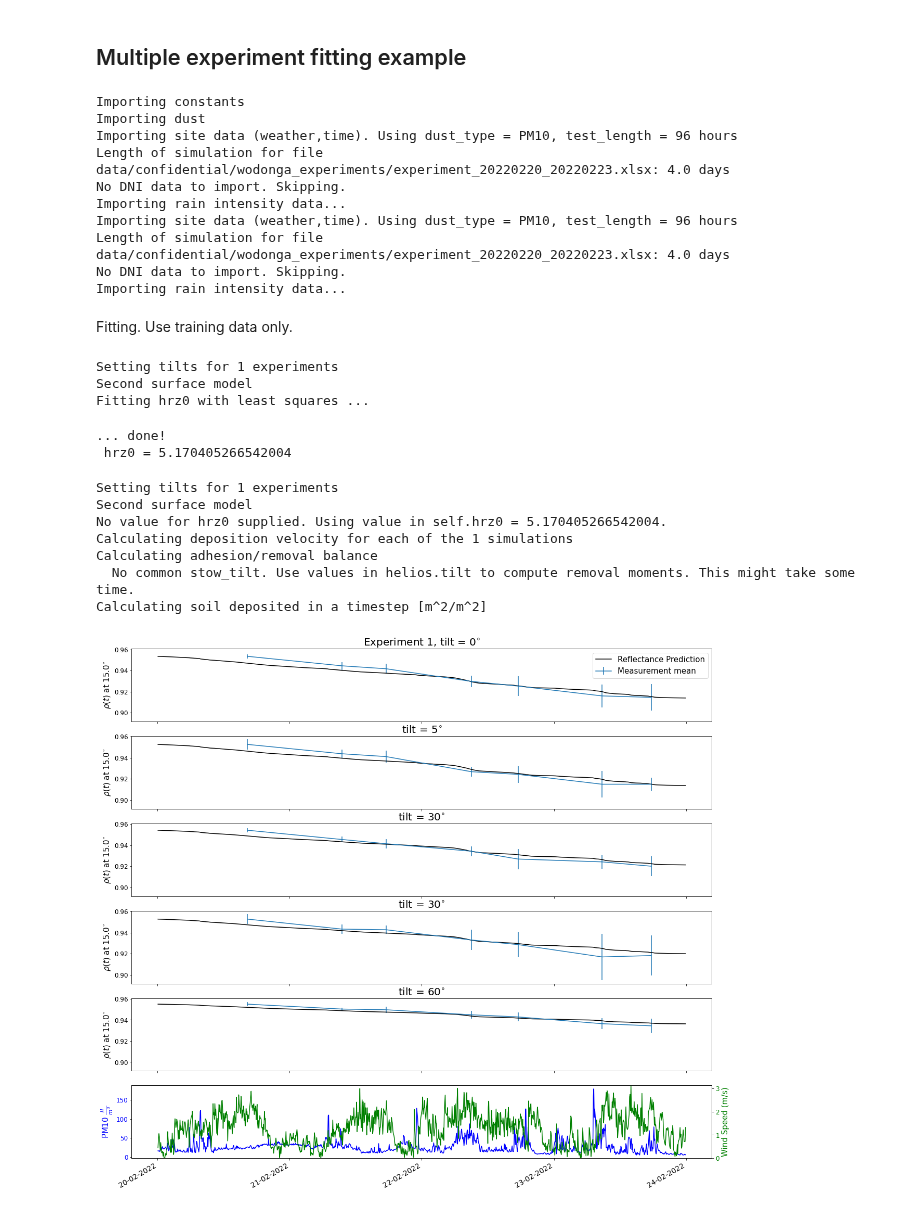
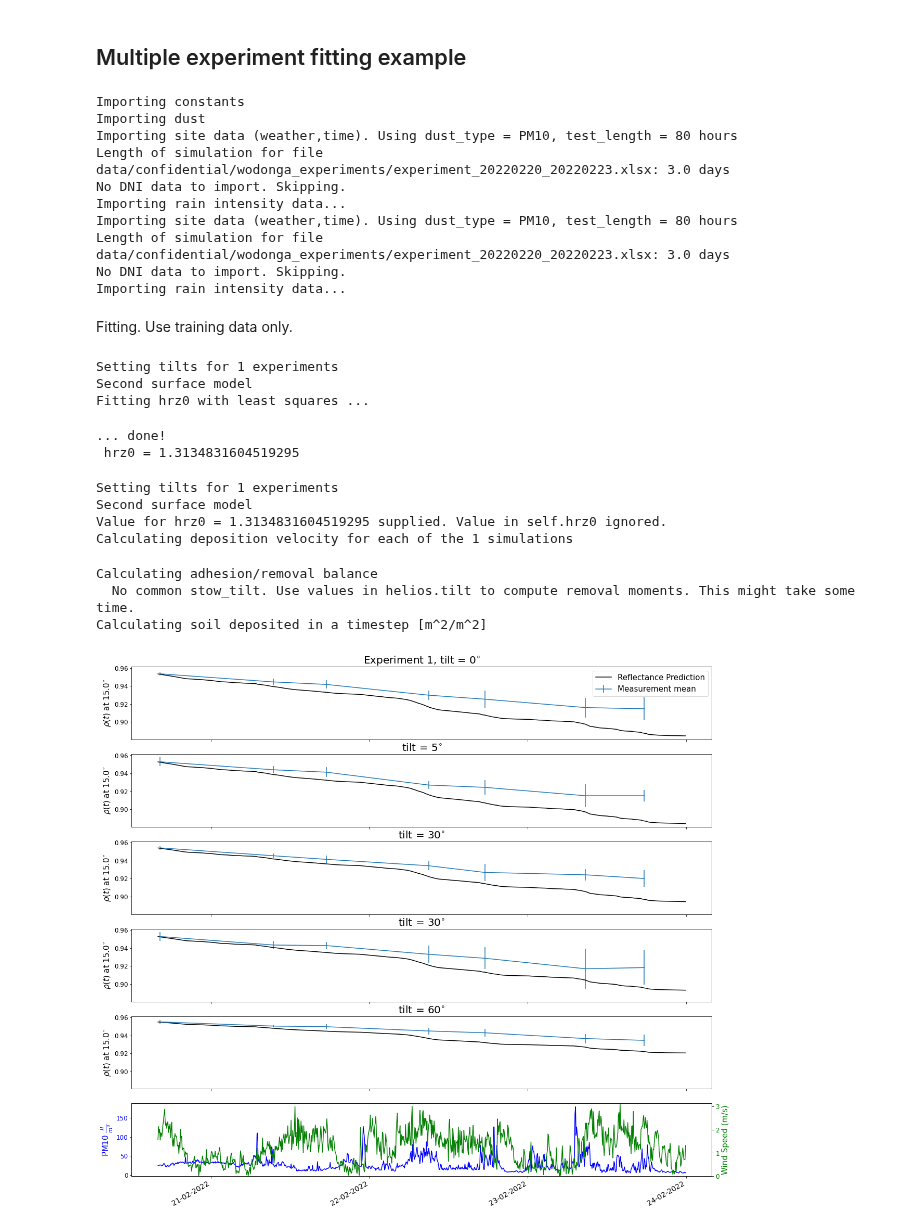
Before and after one commit to cholette/HelioSoil, a Jupyter notebook: hrz0_fitting_demo.ipynb, the cells around one changed output. Saved outputs shown, nothing was run; the diff lists cells and outputs as text; code cells hidden in the pictures.

```diff
--- a/hrz0_fitting_demo.ipynb
+++ b/hrz0_fitting_demo.ipynb
@@ -17,8 +17,8 @@ reflectometer_angle = 15 # angle of incidence of reflectometer
 k_factor = 1 # calibration factor for TSP measurements in experiments
 second_surf = True # use first surface model
 d = "data/confidential/wodonga_experiments/"
-files = ['experiment_20220421_20220427.xlsx']
-parameter_file = d+"parameters_wodonga_experiments_rural.xlsx"
+files = ['experiment_20220220_20220223.xlsx']
+parameter_file = d+"parameters_wodonga_experiments.xlsx"
 # %% [markdown]
 ## Multiple experiment fitting example
 # %%
@@ -46,12 +46,12 @@ reflect_data_total = sm.reflectance_measurements(files_experiment,sim_data_total
 # %% [output]
 Importing constants
 Importing dust
-Importing site data (weather,time). Using dust_type = PM10, test_length = 96 hours
-Length of simulation for file data/confidential/wodonga_experiments/experiment_20220220_20220223.xlsx: 4.0 days
+Importing site data (weather,time). Using dust_type = PM10, test_length = 80 hours
+Length of simulation for file data/confidential/wodonga_experiments/experiment_20220220_20220223.xlsx: 3.0 days
 No DNI data to import. Skipping.
 Importing rain intensity data...
-Importing site data (weather,time). Using dust_type = PM10, test_length = 96 hours
-Length of simulation for file data/confidential/wodonga_experiments/experiment_20220220_20220223.xlsx: 4.0 days
+Importing site data (weather,time). Using dust_type = PM10, test_length = 80 hours
+Length of simulation for file data/confidential/wodonga_experiments/experiment_20220220_20220223.xlsx: 3.0 days
 No DNI data to import. Skipping.
 Importing rain intensity data...
 # %% [markdown]
@@ -65,17 +65,17 @@ Setting tilts for 1 experiments
 Second surface model
 Fitting hrz0 with least squares ...
 ... done!
- hrz0 = 5.170405266542004
+ hrz0 = 1.3134831604519295
 # %%
 imodel.helios_angles(sim_data_total,reflect_data_total,second_surface=second_surf)
-imodel.predict_reflectance(sim_data_total,hrz0=5.170405266542004)
+imodel.predict_reflectance(sim_data_total,hrz0=None)
 imodel.plot_soiling_factor(sim_data_total,reflectance_data=reflect_data_total,figsize=(20,20),reflectance_std='measurements',fig_title=None);
 # %% [output]
 Setting tilts for 1 experiments
 Second surface model
-No value for hrz0 supplied. Using value in self.hrz0 = 5.170405266542004.
+Value for hrz0 = 1.3134831604519295 supplied. Value in self.hrz0 ignored.
 Calculating deposition velocity for each of the 1 simulations
-Calculating adhesion/removal balance
-  No common stow_tilt. Use values in helios.tilt to compute removal moments. This might take some time.
-Calculating soil deposited in a timestep [m^2/m^2]
+Calculating adhesion/removal balance
+  No common stow_tilt. Use values in helios.tilt to compute removal moments. This might take some time.
+Calculating soil deposited in a timestep [m^2/m^2]
-[figure, old version]
+[figure, new version]
```
Also changed, not shown: 1 other file.
